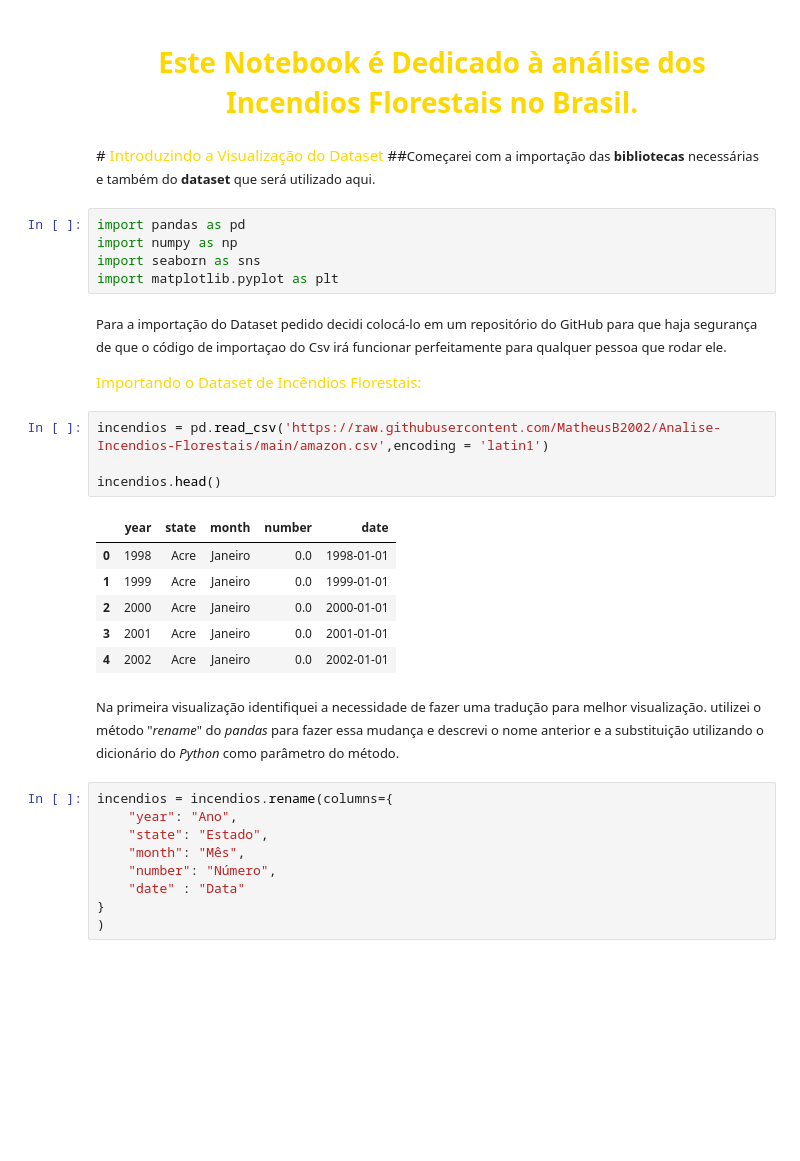
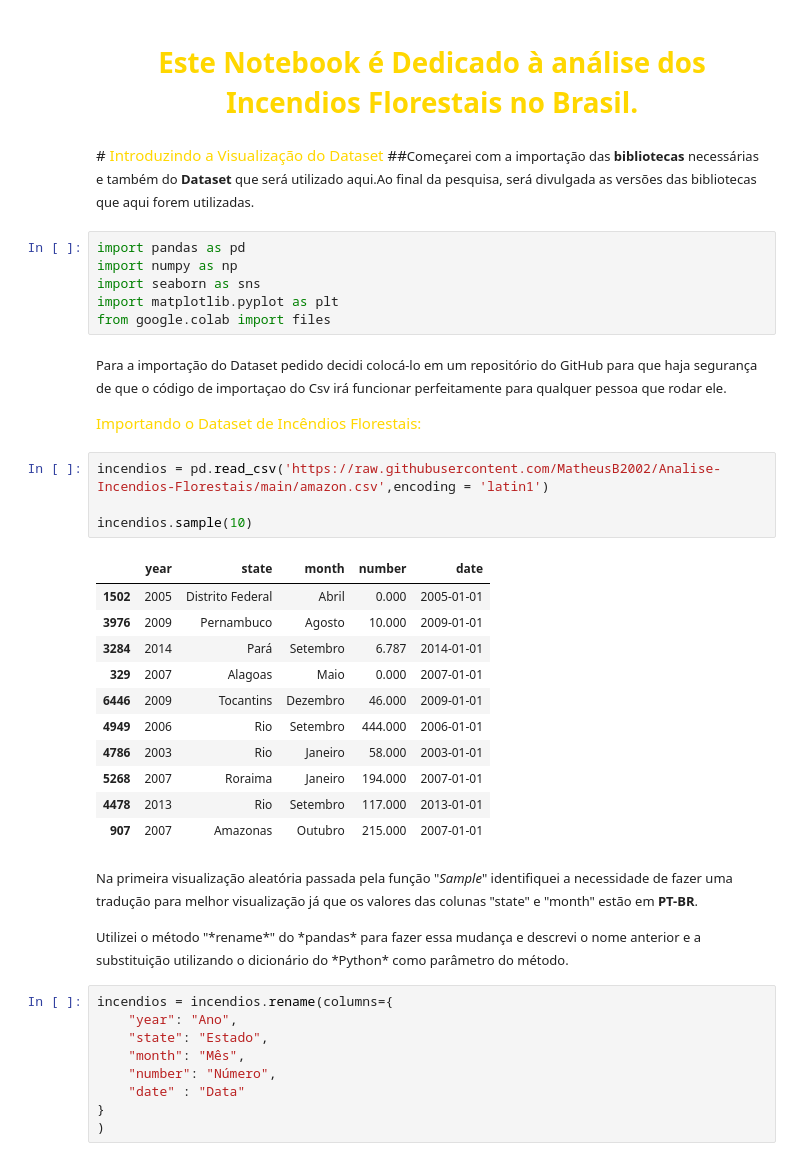
Before and after one commit to MatheusB2002/Analise-Incendios-Florestais, a Jupyter notebook: AnáliseIncêndio.ipynb, the cells around one changed output. Drawn from its saved outputs; the diff is of its cells as text; blank space fills up the shorter version.

```diff
--- a/AnáliseIncêndio.ipynb
+++ b/AnáliseIncêndio.ipynb
@@ -4,12 +4,13 @@
 # <center><font color = 'gold' c> Este Notebook é Dedicado à análise dos Incendios Florestais no Brasil.</font>
 # %% [markdown]
 #<Font color= Gold> Introduzindo a Visualização do Dataset </font>
-##<font size = 2>Começarei com a importação das **bibliotecas** necessárias e também do **dataset** que será utilizado aqui.</font>
+##<font size = 2>Começarei com a importação das **bibliotecas** necessárias e também do **Dataset** que será utilizado aqui.Ao final da pesquisa, será divulgada as versões das bibliotecas que aqui forem utilizadas.</font>
 # %%
 import pandas as pd
 import numpy as np
 import seaborn as sns
 import matplotlib.pyplot as plt
+from google.colab import files
 # %% [markdown]
 <font size= 2>Para a importação do Dataset pedido decidi colocá-lo em um repositório do GitHub para que haja segurança de que o código de importaçao do Csv irá funcionar perfeitamente para qualquer pessoa que rodar ele.</font>
 
@@ -17,18 +18,25 @@ import matplotlib.pyplot as plt
 # %%
 incendios = pd.read_csv('https://raw.githubusercontent.com/MatheusB2002/Analise-Incendios-Florestais/main/amazon.csv',encoding = 'latin1')
 
-incendios.head()
+incendios.sample(10)
 # %% [output]
 |  | year | state | month | number | date |
-| 0 | 1998 | Acre | Janeiro | 0.0 | 1998-01-01 |
-| 1 | 1999 | Acre | Janeiro | 0.0 | 1999-01-01 |
-| 2 | 2000 | Acre | Janeiro | 0.0 | 2000-01-01 |
-| 3 | 2001 | Acre | Janeiro | 0.0 | 2001-01-01 |
-| 4 | 2002 | Acre | Janeiro | 0.0 | 2002-01-01 |
+| 1502 | 2005 | Distrito Federal | Abril | 0.000 | 2005-01-01 |
+| 3976 | 2009 | Pernambuco | Agosto | 10.000 | 2009-01-01 |
+| 3284 | 2014 | Pará | Setembro | 6.787 | 2014-01-01 |
+| 329 | 2007 | Alagoas | Maio | 0.000 | 2007-01-01 |
+| 6446 | 2009 | Tocantins | Dezembro | 46.000 | 2009-01-01 |
+| 4949 | 2006 | Rio | Setembro | 444.000 | 2006-01-01 |
+| 4786 | 2003 | Rio | Janeiro | 58.000 | 2003-01-01 |
+| 5268 | 2007 | Roraima | Janeiro | 194.000 | 2007-01-01 |
+| 4478 | 2013 | Rio | Setembro | 117.000 | 2013-01-01 |
+| 907 | 2007 | Amazonas | Outubro | 215.000 | 2007-01-01 |
 # %% [markdown]
 
-<font size = 2> Na primeira visualização identifiquei a necessidade de fazer uma tradução para melhor visualização.
-utilizei o método  "*rename*" do *pandas* para fazer essa mudança e descrevi o nome anterior e a substituição utilizando o dicionário do *Python* como parâmetro do método.
+<font size = 2> Na primeira visualização aleatória passada pela função "*Sample*" identifiquei a necessidade de fazer uma tradução para melhor visualização já que os valores das colunas "state" e "month" estão em **PT-BR**.
+
+<font size = 2>
+Utilizei o método  "*rename*" do *pandas* para fazer essa mudança e descrevi o nome anterior e a substituição utilizando o dicionário do *Python* como parâmetro do método.
 # %%
 incendios = incendios.rename(columns={
     "year": "Ano",
```
Also changed, not shown: parts of 19 cells of this notebook.
